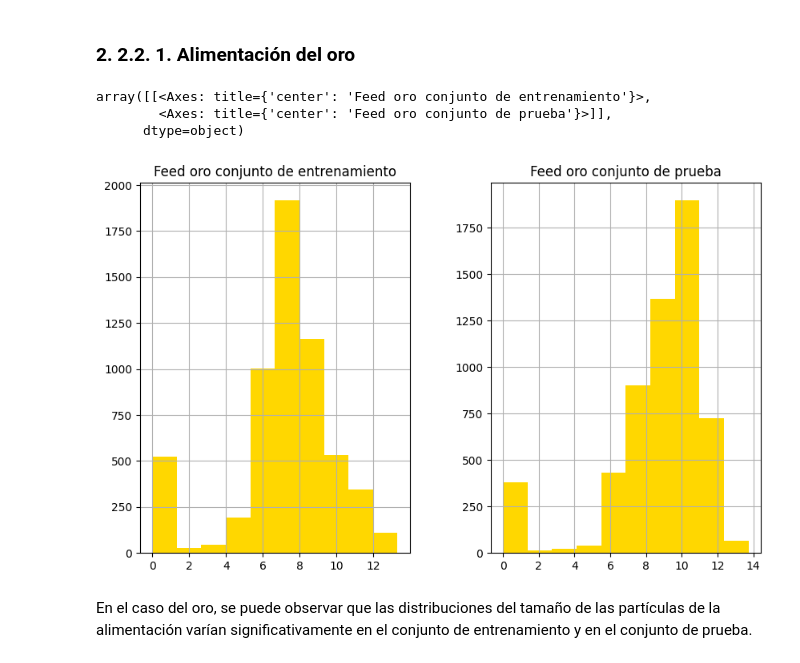
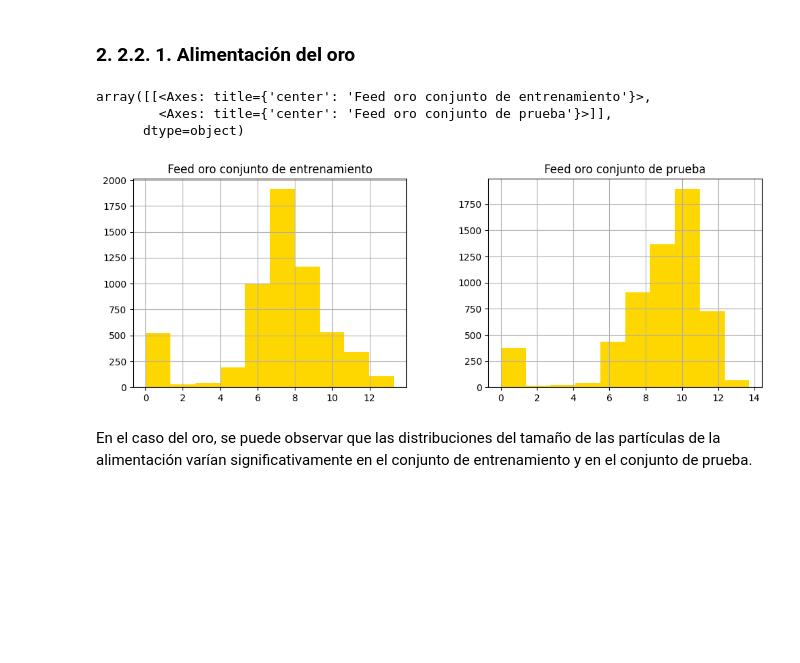
Before and after one commit to wh1tneyr/proyecto-tecnologico, a Jupyter notebook: gold.ipynb, the cells around one changed output. Saved outputs shown, nothing was run; the diff lists cells and outputs as text; code cells hidden in the pictures; blank space fills up the shorter version.

Commit message:
cambiando el tamaño del histograma en las particulas de alimentacion del oro

```diff
--- a/gold.ipynb
+++ b/gold.ipynb
@@ -419,19 +419,19 @@ En los caso del plomo y la plata, se observó un aumento discontinuo de la conce
 # %%
 #crear un dataframe con las partículas de alimentacion en conjunto de entrenamiento y prueba en oro
 feed_au_train_test = pd.DataFrame({
     'Feed oro conjunto de entrenamiento': df_train['rougher.input.feed_au'],
     'Feed oro conjunto de prueba': df_test['rougher.input.feed_au']
 })
 
 #eliminar datos ausentes en el nuevo dataframe
 feed_au_train_test = feed_au_train_test.dropna()
 
 #crear un histograma del dataframe
-feed_au_train_test.hist(color='gold', figsize= [10,6])
+feed_au_train_test.hist(color='gold', figsize= [12,4])
 # %% [output]
 array([[<Axes: title={'center': 'Feed oro conjunto de entrenamiento'}>,
         <Axes: title={'center': 'Feed oro conjunto de prueba'}>]],
       dtype=object)
-[figure, old version]
+[figure, new version]
 # %% [markdown]
 En el caso del oro, se puede observar que las distribuciones del tamaño de las partículas de la alimentación varían significativamente en el conjunto de entrenamiento y en el conjunto de prueba.
```
